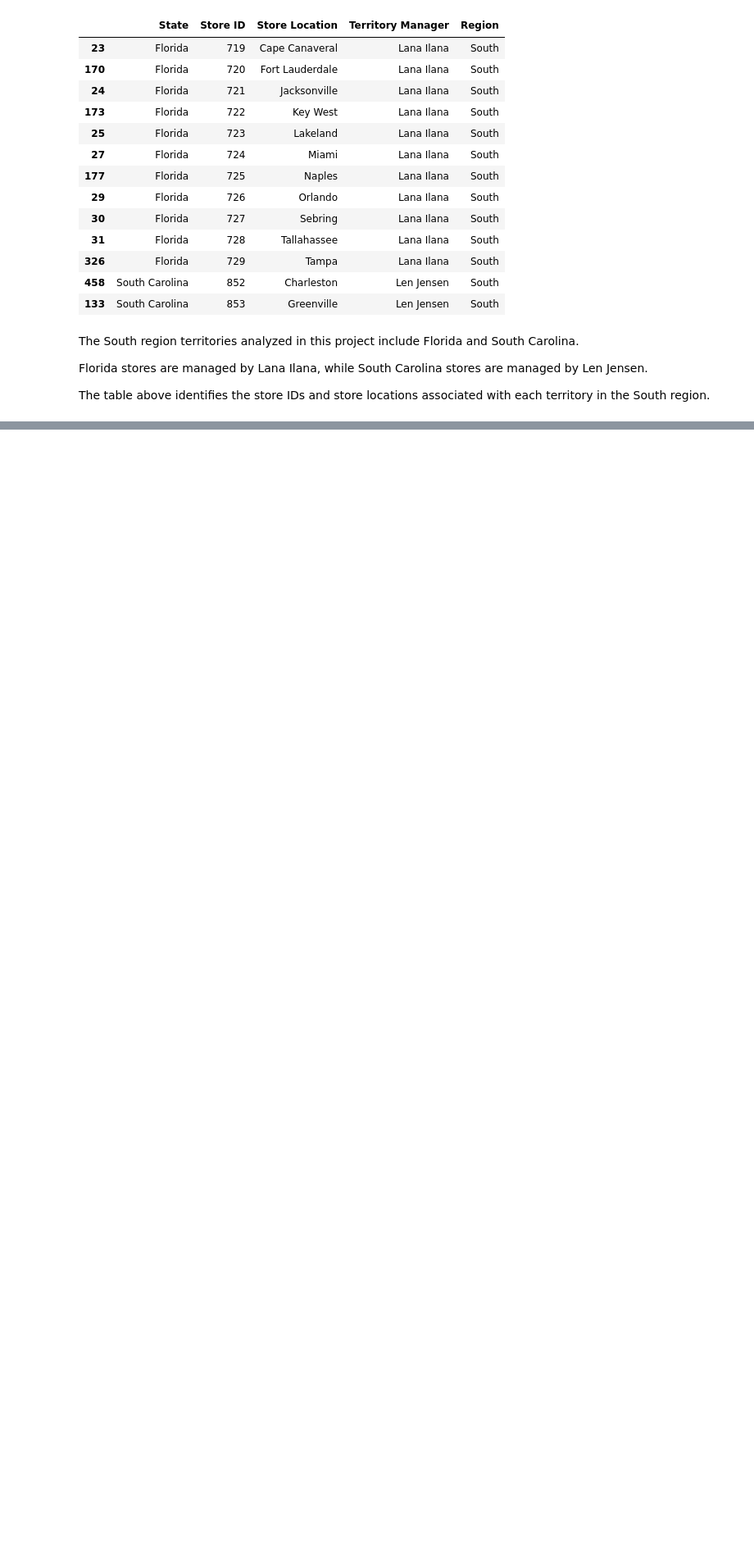
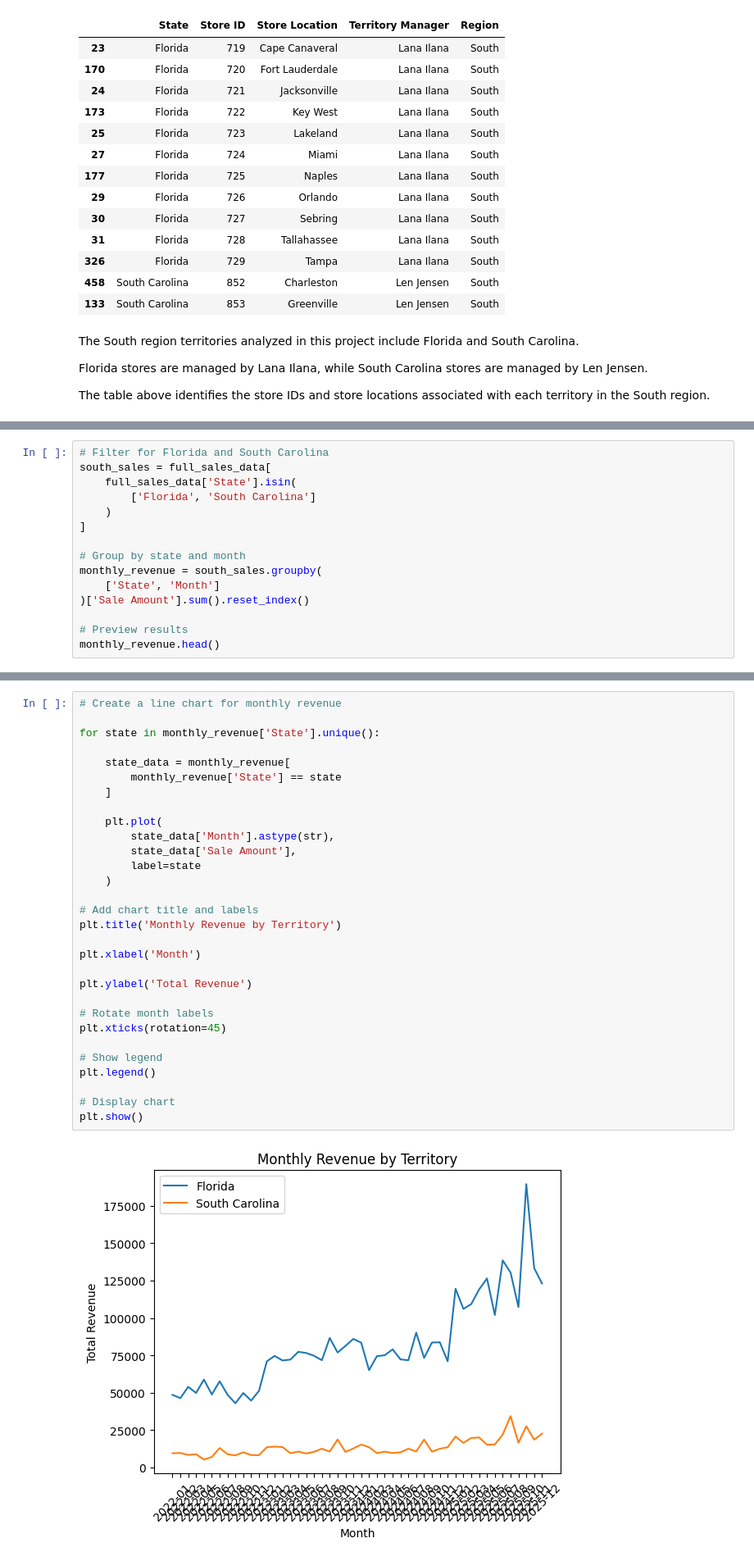
Before and after one commit to smayamelgara-data/Capstone_2, a Jupyter notebook: melgara_sales_analysis.ipynb, the cells around one changed output, grey strips where cells are left out. Shown at 82% size. Saved outputs shown, nothing was run; the diff lists cells and outputs as text; blank space fills up the shorter version.

Commit message:
Updated the sales analysis file.

```diff
--- a/melgara_sales_analysis.ipynb
+++ b/melgara_sales_analysis.ipynb
@@ -261,0 +282,15 @@ Request 2: What is the monthly total revenue for in-store sales in each territor
+# %%
+# Filter for Florida and South Carolina
+south_sales = full_sales_data[
+    full_sales_data['State'].isin(
+        ['Florida', 'South Carolina']
+    )
+]
+
+# Group by state and month
+monthly_revenue = south_sales.groupby(
+    ['State', 'Month']
+)['Sale Amount'].sum().reset_index()
+
+# Preview results
+monthly_revenue.head()
@@ -261,0 +310,32 @@ Request 2: What is the monthly total revenue for in-store sales in each territor
+# %%
+# Create a line chart for monthly revenue
+
+for state in monthly_revenue['State'].unique():
+
+    state_data = monthly_revenue[
+        monthly_revenue['State'] == state
+    ]
+
+    plt.plot(
+        state_data['Month'].astype(str),
+        state_data['Sale Amount'],
+        label=state
+    )
+
+# Add chart title and labels
+plt.title('Monthly Revenue by Territory')
+
+plt.xlabel('Month')
+
+plt.ylabel('Total Revenue')
+
+# Rotate month labels
+plt.xticks(rotation=45)
+
+# Show legend
+plt.legend()
+
+# Display chart
+plt.show()
+# %% [output]
+[figure, added]
```
Also changed, not shown: parts of 22 cells of this notebook.
